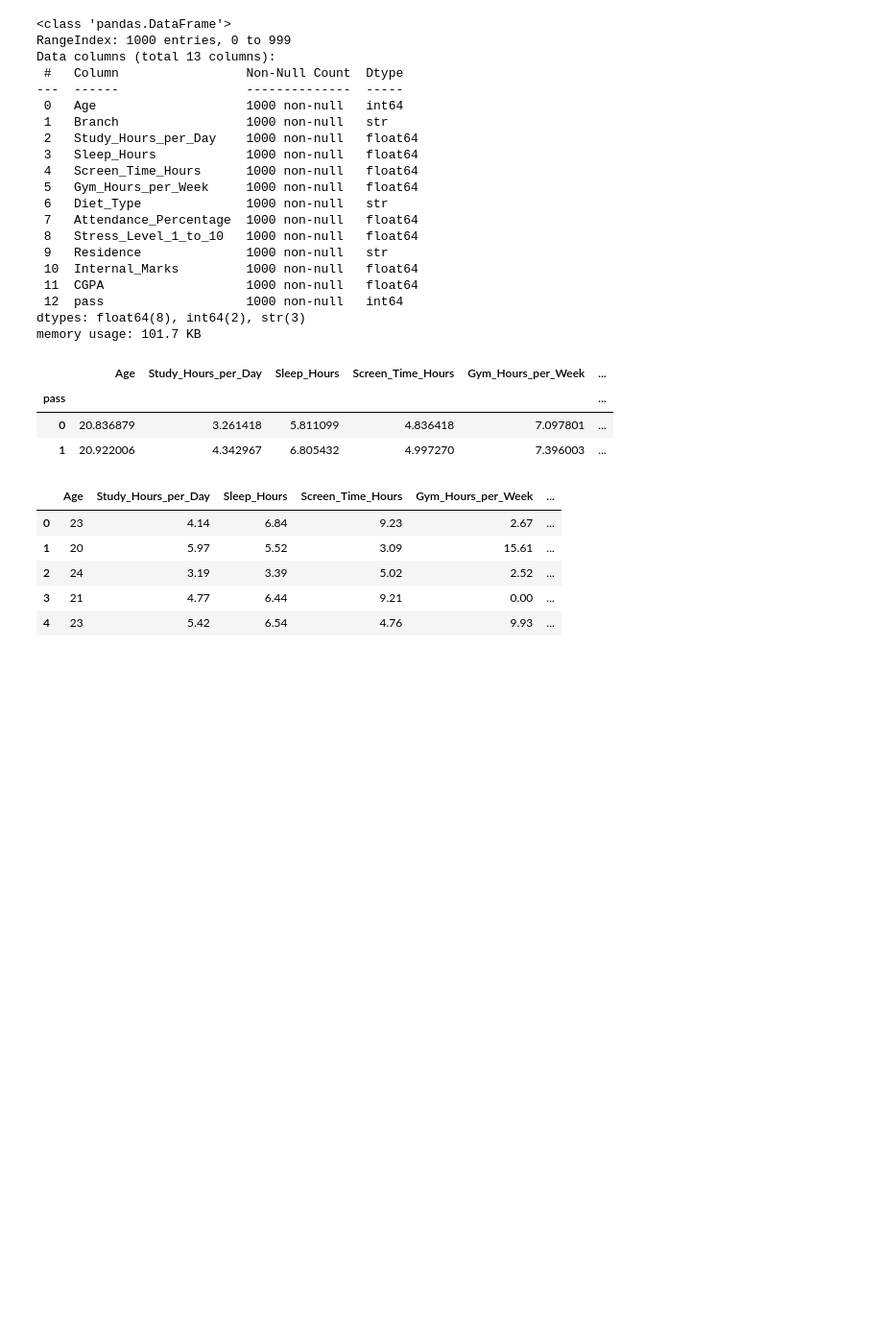
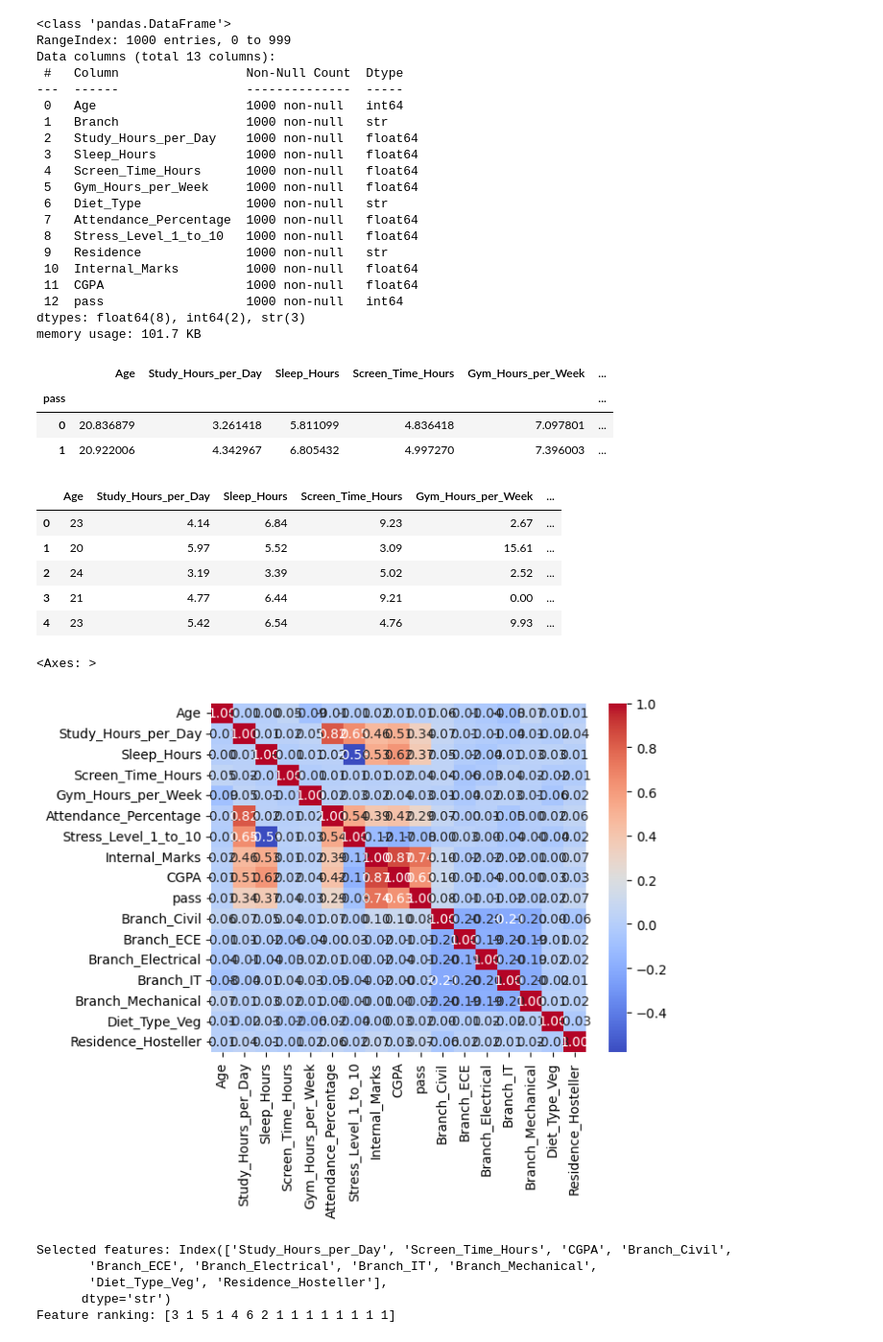
Before and after one commit to KevinUz05/2026A-Project-IA, a Jupyter notebook: logistic_regression_students.ipynb, the cells around one changed output. Shown at 96% size. Drawn from its saved outputs; the diff is of its cells as text; code cells hidden in the pictures; blank space fills up the shorter version.

```diff
--- a/logistic_regression_students.ipynb
+++ b/logistic_regression_students.ipynb
@@ -101,5 +101,24 @@ df_encoded.head()
 | 2 | 24 | 3.19 | 3.39 | 5.02 | 2.52 | ... |
 | 3 | 21 | 4.77 | 6.44 | 9.21 | 0.00 | ... |
 | 4 | 23 | 5.42 | 6.54 | 4.76 | 9.93 | ... |
+# %%
+sns.heatmap(df_encoded.corr(), annot=True, cmap="coolwarm", fmt=".2f")
+# %% [output]
+<Axes: >
+[figure, added]
 # %%
-df_encoded
+n = 10
+lr = LogisticRegression(max_iter=1000)
+
+rfe = RFE(estimator=lr, n_features_to_select=n)
+
+rfe.fit(X, y)
+
+print("Selected features:", X.columns[rfe.support_])
+print("Feature ranking:", rfe.ranking_)
+# %% [output]
+Selected features: Index(['Study_Hours_per_Day', 'Screen_Time_Hours', 'CGPA', 'Branch_Civil',
+       'Branch_ECE', 'Branch_Electrical', 'Branch_IT', 'Branch_Mechanical',
+       'Diet_Type_Veg', 'Residence_Hosteller'],
+      dtype='str')
+Feature ranking: [3 1 5 1 4 6 2 1 1 1 1 1 1 1 1]
```
Also changed, not shown: parts of 9 cells of this notebook.
